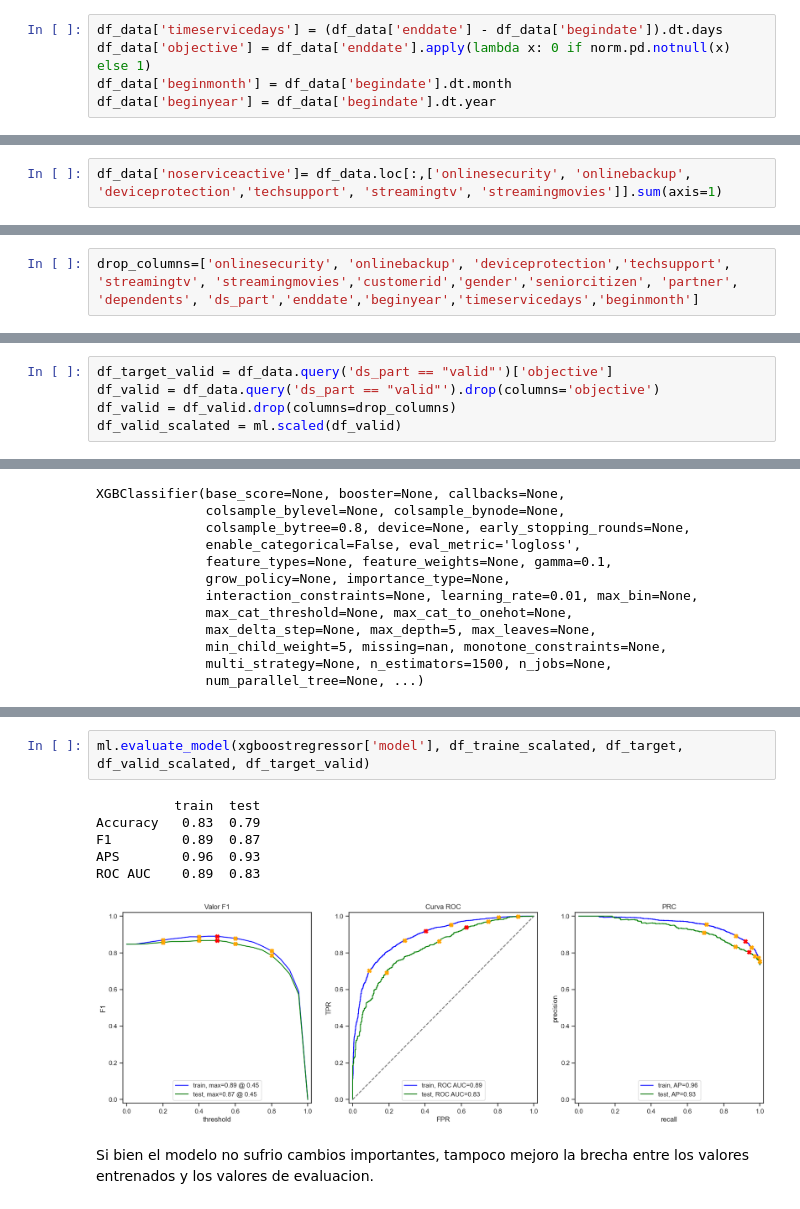
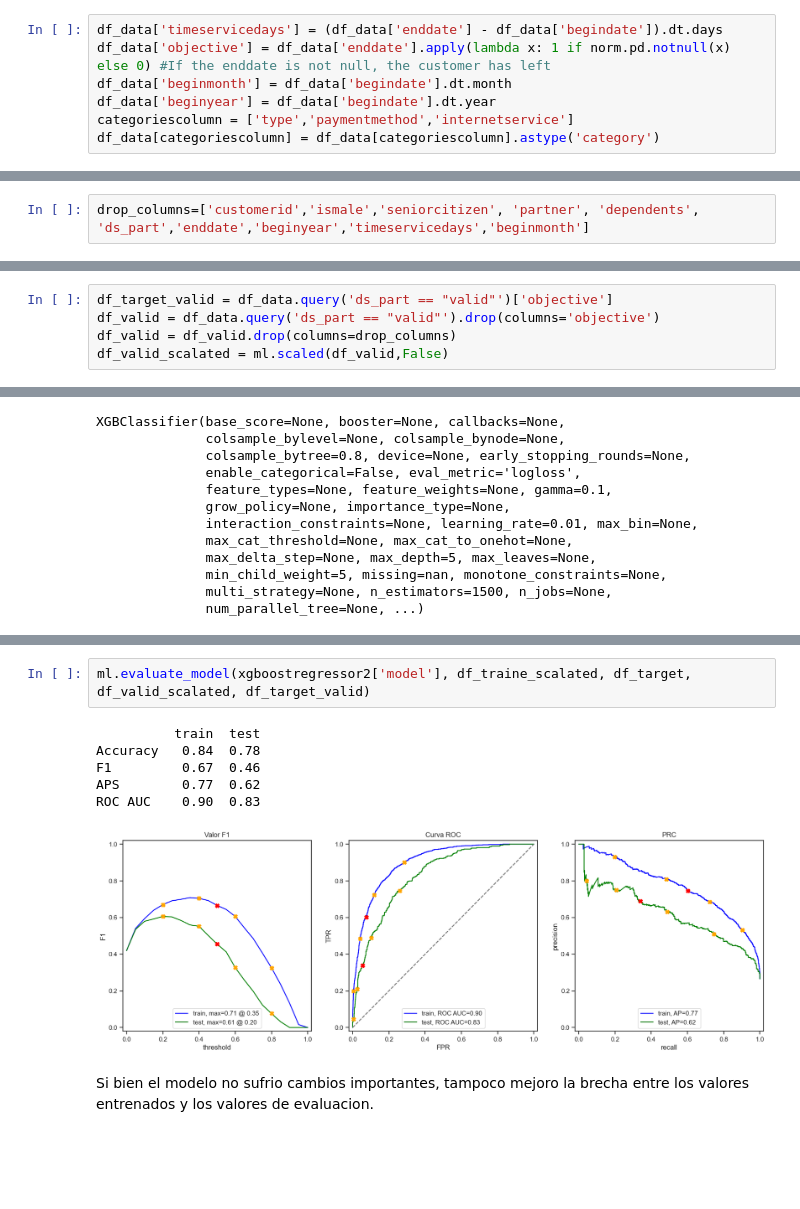
Before and after one commit to davidtorresdata/final_project_tripleten, a Jupyter notebook: notebook.ipynb, the cells around one changed output, grey strips where cells are left out. Drawn from its saved outputs; the diff is of its cells as text; blank space fills up the shorter version.

```diff
--- a/notebook.ipynb
+++ b/notebook.ipynb
@@ -366,9 +372,11 @@ df_data = norm.standarize_titles(norm.merge_list_dataframe(main_df,merge_files,'
 Se agregan valores calculados para su analisis
 # %%
 df_data['timeservicedays'] = (df_data['enddate'] - df_data['begindate']).dt.days
-df_data['objective'] = df_data['enddate'].apply(lambda x: 0 if norm.pd.notnull(x) else 1)
+df_data['objective'] = df_data['enddate'].apply(lambda x: 1 if norm.pd.notnull(x) else 0) #If the enddate is not null, the customer has left
 df_data['beginmonth'] = df_data['begindate'].dt.month
 df_data['beginyear'] = df_data['begindate'].dt.year
+categoriescolumn = ['type','paymentmethod','internetservice']
+df_data[categoriescolumn] = df_data[categoriescolumn].astype('category')
 # %%
 df_data.head(5)
 # %% [output]
@@ -422,8 +430,6 @@ Los datos muestran que los datos de clientes activos estan en la brecha de 2020
 RANDOM_STATE = 42
 # %% [markdown]
 ### Identificacion de datos de entrenamiento y validacion
-# %%
-df_data['noserviceactive']= df_data.loc[:,['onlinesecurity', 'onlinebackup', 'deviceprotection','techsupport', 'streamingtv', 'streamingmovies']].sum(axis=1)
 # %%
 train, valid = ml.train_test_split(df_data, test_size=0.2, random_state=RANDOM_STATE, stratify=df_data['objective'],shuffle=True)
 train['ds_part'] = 'train'
@@ -460,7 +466,7 @@ La distribucion de los datos se ve balanceada despues de realizar el correspondi
 # %% [markdown]
 Eliminacion de columnas que no aportan o fueron diseñadas a modo de exploracion y tienen informacion relacionada al objetivo (timeservicedays,enddate)
 # %%
-drop_columns=['onlinesecurity', 'onlinebackup', 'deviceprotection','techsupport', 'streamingtv', 'streamingmovies','customerid','gender','seniorcitizen', 'partner', 'dependents', 'ds_part','enddate','beginyear','timeservicedays','beginmonth']
+drop_columns=['customerid','ismale','seniorcitizen', 'partner', 'dependents', 'ds_part','enddate','beginyear','timeservicedays','beginmonth']
 # %% [markdown]
 Verificacion de la proporcion de datos antes del escalamiento
 # %%
@@ -483,4 +489,4 @@ Data de validacion
 df_target_valid = df_data.query('ds_part == "valid"')['objective']
 df_valid = df_data.query('ds_part == "valid"').drop(columns='objective')
 df_valid = df_valid.drop(columns=drop_columns)
-df_valid_scalated = ml.scaled(df_valid)
+df_valid_scalated = ml.scaled(df_valid,False)
@@ -563,12 +571,12 @@ F1 score:  86.71%
 # %%
-ml.evaluate_model(xgboostregressor['model'], df_traine_scalated, df_target, df_valid_scalated, df_target_valid)
+ml.evaluate_model(xgboostregressor2['model'], df_traine_scalated, df_target, df_valid_scalated, df_target_valid)
 # %% [output]
           train  test
-Accuracy   0.83  0.79
-F1         0.89  0.87
-APS        0.96  0.93
-ROC AUC    0.89  0.83
+Accuracy   0.84  0.78
+F1         0.67  0.46
+APS        0.77  0.62
+ROC AUC    0.90  0.83
-[figure, old version]
+[figure, new version]
 # %% [markdown]
 Si bien el modelo no sufrio cambios importantes, tampoco mejoro la brecha entre los valores entrenados y los valores de evaluacion.
 # %% [markdown]
```
Also changed, not shown: parts of 14 cells of this notebook, 1 other file.
